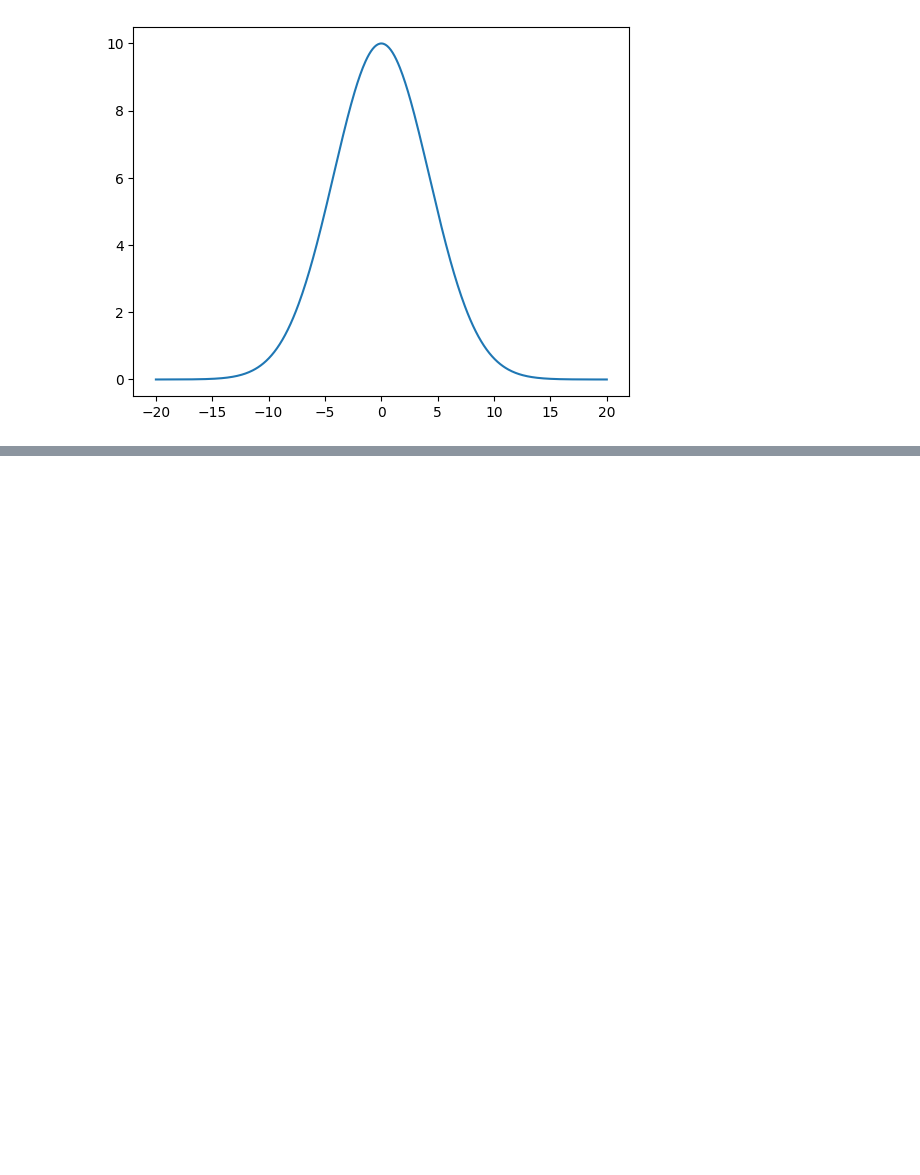
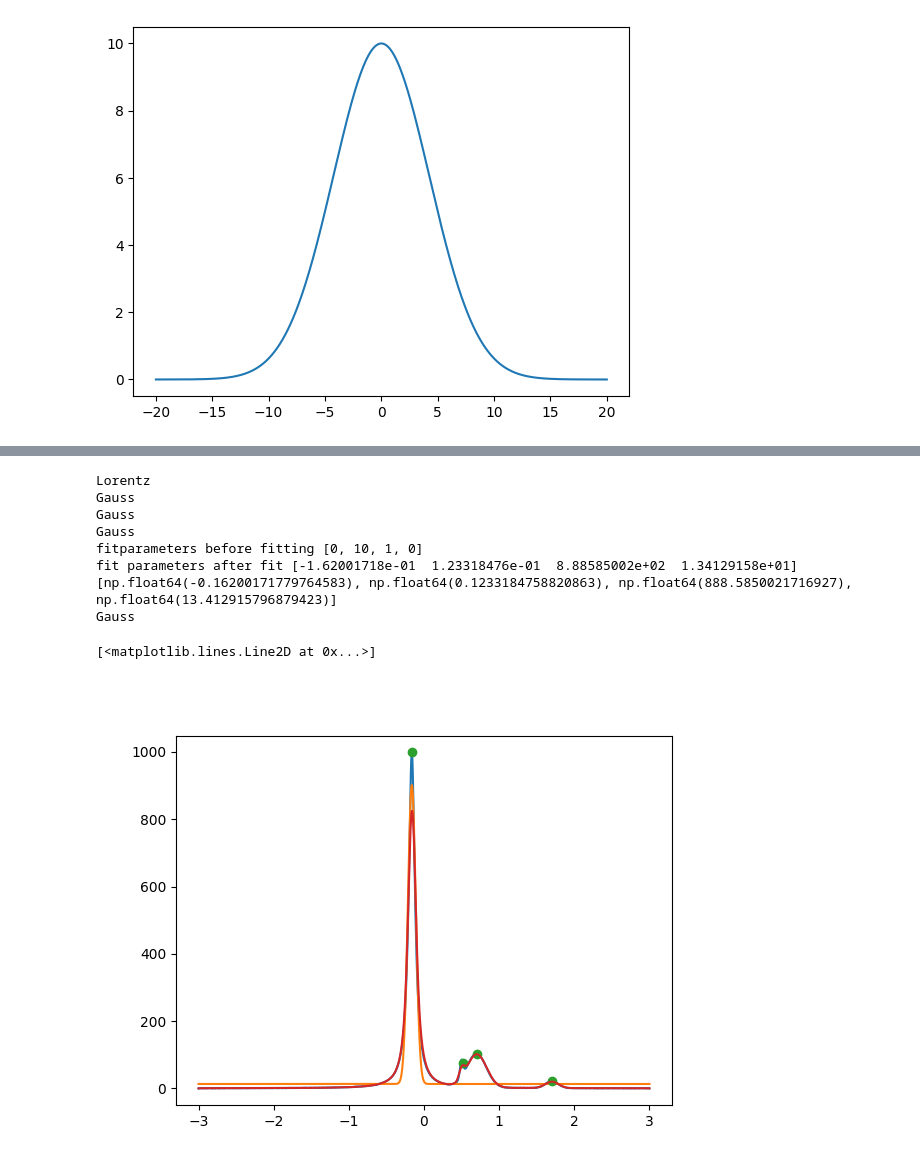
Before and after one commit to MTLphys/FittingFunctions, a Jupyter notebook: PeakFit/TryingPeakfit.ipynb, the cells around one changed output, grey strips where cells are left out. Drawn from its saved outputs; the diff is of its cells as text; code cells hidden in the pictures; blank space fills up the shorter version.

```diff
--- a/PeakFit/TryingPeakfit.ipynb
+++ b/PeakFit/TryingPeakfit.ipynb
@@ -103,0 +62,49 @@ TypeError: Cannot cast array data from dtype('O') to dtype('float64') according
+# %%
+import matplotlib.pyplot as plt
+import numpy as np
+from Peakfit import Fitter
+def mpeaknoise(x,centroids,As,FWHMs,N,Types):
+    noise =np.random.random(len(x))*N
+    signal = Fitter()
+    signal.centroid=centroids
+    signal.FWHM=FWHMs
+    signal.A = As
+    signal.fittype = Types
+    y0 = 0
+    return signal.pltfunct(x)+noise
+xstart =-3
+xend  = 3
+xres = 1201
+x = np.linspace(xstart,xend,xres)
+types =     ['Lorentz','Gauss','Gauss','Gauss']
+centroids = [-.162  ,.5     ,.7     ,1.7]
+As =        [1000   ,50     ,100    ,20]
+FWHMs =     [.1     ,.05    ,.3     ,.20]
+N =1
+y =  mpeaknoise(x,centroids,As,FWHMs,N,types)
+f = Fitter()
+
+
+
+xpeak,ypeak,filtered = f.peakid(x,y,filt='hanning',filtwidth=30,cutoff=5)
+f.fit1d(x,y)
+
+fig,ax = plt.subplots(1)
+ax.plot(x,y)
+args = f.getargs()
+print(args)
+fit = f.pltfunct(x)
+ax.plot(x,fit)
+ax.plot(xpeak,ypeak,'o')
+ax.plot(x,filtered)
+# %% [output]
+Lorentz
+Gauss
+Gauss
+Gauss
+fitparameters before fitting [0, 10, 1, 0]
+fit parameters after fit [-1.62001718e-01  1.23318476e-01  8.88585002e+02  1.34129158e+01]
+[np.float64(-0.16200171779764583), np.float64(0.1233184758820863), np.float64(888.5850021716927), np.float64(13.412915796879423)]
+Gauss
+[<matplotlib.lines.Line2D at 0x...>]
+[figure, added]
```
Also changed, not shown: parts of 11 cells of this notebook, 4 other files.
